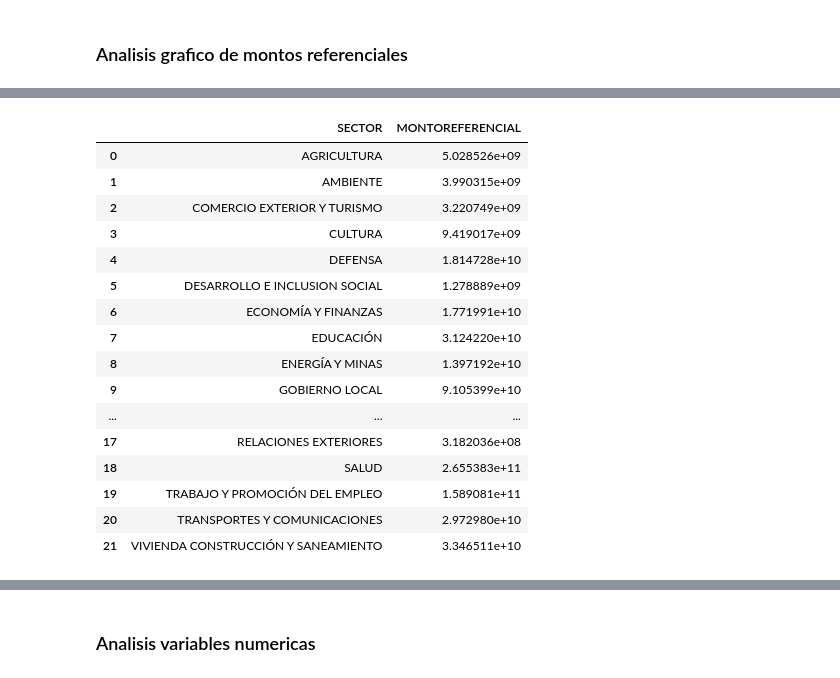
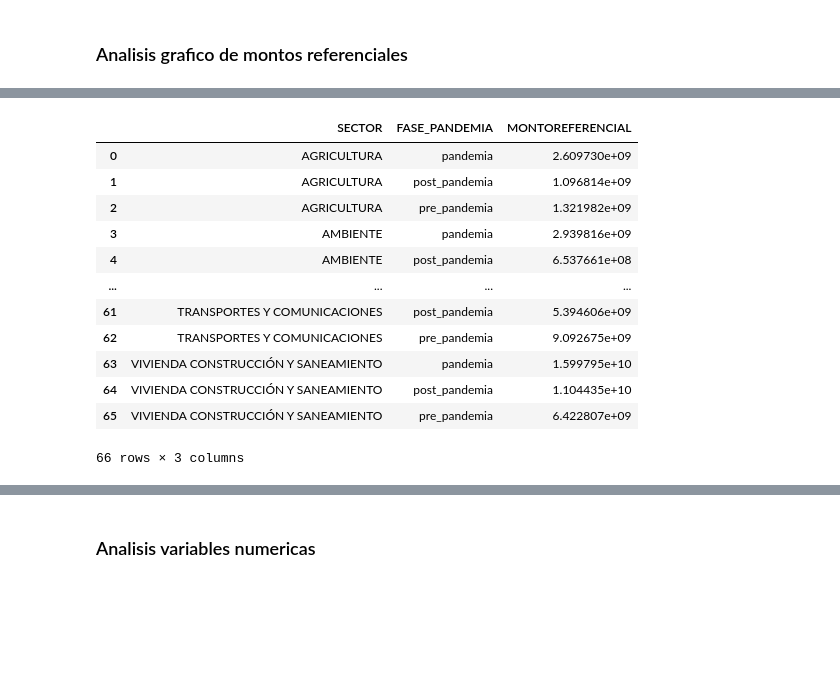
Before and after one commit to Llore102/corruption_analysis, a Jupyter notebook: analisis_datos_v1.ipynb, the cells around one changed output, grey strips where cells are left out. Saved outputs shown, nothing was run; the diff lists cells and outputs as text; code cells hidden in the pictures; blank space fills up the shorter version.

```diff
--- a/analisis_datos_v1.ipynb
+++ b/analisis_datos_v1.ipynb
@@ -724,21 +875,17 @@ plt.show()
 # %%
-convocatorias_monto_referencial_sector = convocatorias.groupby('SECTOR').agg({'MONTOREFERENCIAL':'sum'}).reset_index()
+convocatorias_monto_referencial_sector = convocatorias.groupby(['SECTOR', 'FASE_PANDEMIA']).agg({'MONTOREFERENCIAL':'sum'}).reset_index()
 convocatorias_monto_referencial_sector
 # %% [output]
-|  | SECTOR | MONTOREFERENCIAL |
-| 0 | AGRICULTURA | 5.028526e+09 |
-| 1 | AMBIENTE | 3.990315e+09 |
-| 2 | COMERCIO EXTERIOR Y TURISMO | 3.220749e+09 |
-| 3 | CULTURA | 9.419017e+09 |
-| 4 | DEFENSA | 1.814728e+10 |
-| 5 | DESARROLLO E INCLUSION SOCIAL | 1.278889e+09 |
-| 6 | ECONOMÍA Y FINANZAS | 1.771991e+10 |
-| 7 | EDUCACIÓN | 3.124220e+10 |
-| 8 | ENERGÍA Y MINAS | 1.397192e+10 |
-| 9 | GOBIERNO LOCAL | 9.105399e+10 |
-| ... | ... | ... |
-| 17 | RELACIONES EXTERIORES | 3.182036e+08 |
-| 18 | SALUD | 2.655383e+11 |
-| 19 | TRABAJO Y PROMOCIÓN DEL EMPLEO | 1.589081e+11 |
-| 20 | TRANSPORTES Y COMUNICACIONES | 2.972980e+10 |
-| 21 | VIVIENDA CONSTRUCCIÓN Y SANEAMIENTO | 3.346511e+10 |
+|  | SECTOR | FASE_PANDEMIA | MONTOREFERENCIAL |
+| 0 | AGRICULTURA | pandemia | 2.609730e+09 |
+| 1 | AGRICULTURA | post_pandemia | 1.096814e+09 |
+| 2 | AGRICULTURA | pre_pandemia | 1.321982e+09 |
+| 3 | AMBIENTE | pandemia | 2.939816e+09 |
+| 4 | AMBIENTE | post_pandemia | 6.537661e+08 |
+| ... | ... | ... | ... |
+| 61 | TRANSPORTES Y COMUNICACIONES | post_pandemia | 5.394606e+09 |
+| 62 | TRANSPORTES Y COMUNICACIONES | pre_pandemia | 9.092675e+09 |
+| 63 | VIVIENDA CONSTRUCCIÓN Y SANEAMIENTO | pandemia | 1.599795e+10 |
+| 64 | VIVIENDA CONSTRUCCIÓN Y SANEAMIENTO | post_pandemia | 1.104435e+10 |
+| 65 | VIVIENDA CONSTRUCCIÓN Y SANEAMIENTO | pre_pandemia | 6.422807e+09 |
+66 rows × 3 columns
```
Also changed, not shown: parts of 31 cells of this notebook.
